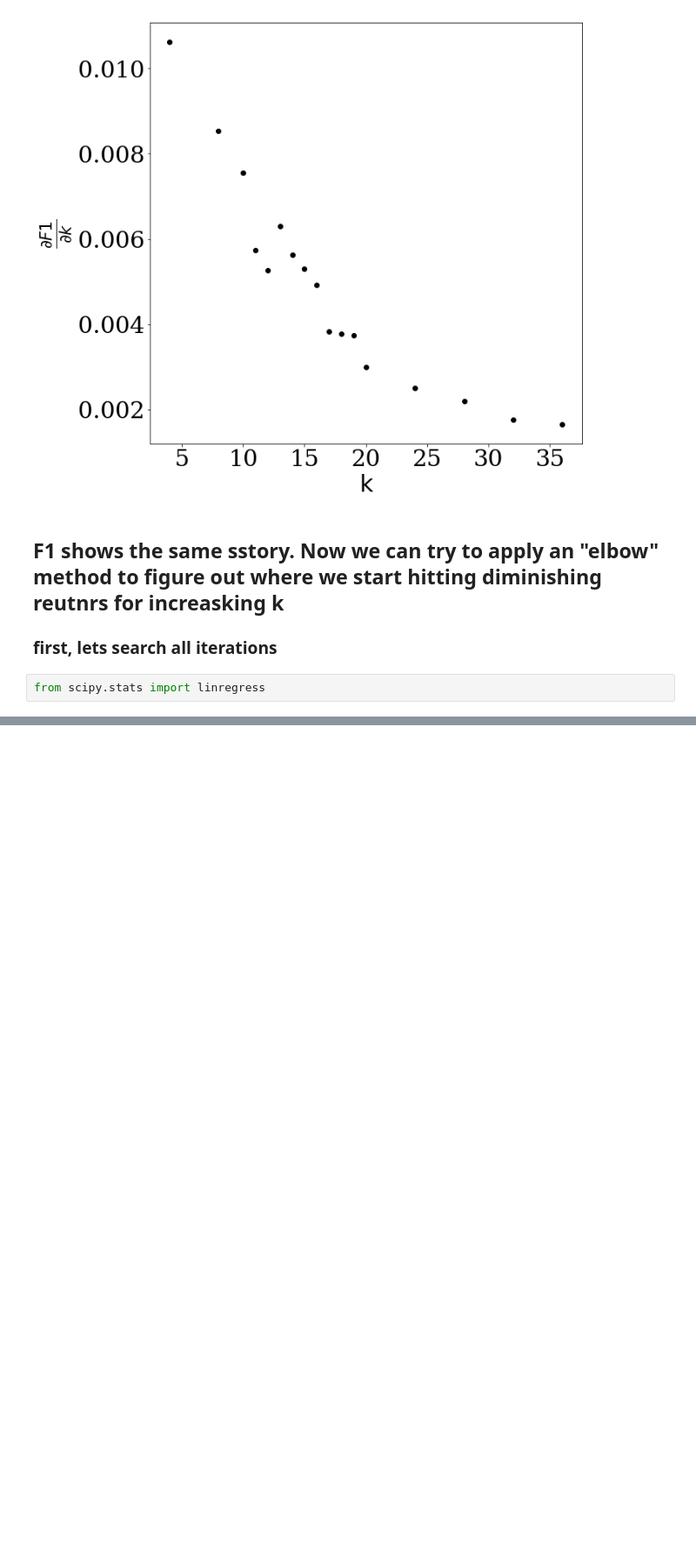
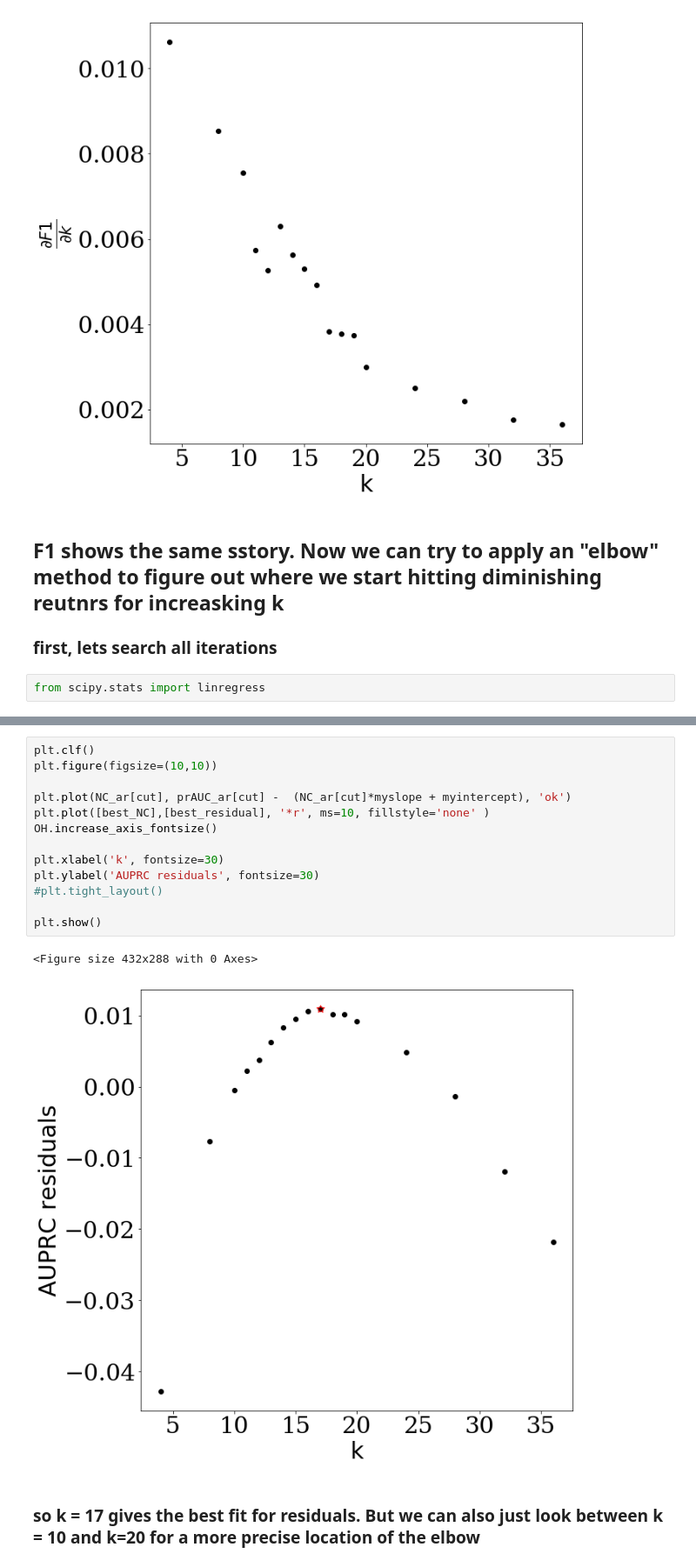
Before and after one commit to Altius/Vocabulary, a Jupyter notebook: notebooks/OONMF how we chose 16 components - unsupervised metrics.ipynb, the cells around one changed output, grey strips where cells are left out. Shown at 87% size. Saved outputs shown, nothing was run; the diff lists cells and outputs as text; blank space fills up the shorter version.

```diff
--- a/notebooks/OONMF how we chose 16 components - unsupervised metrics.ipynb
+++ b/notebooks/OONMF how we chose 16 components - unsupervised metrics.ipynb
@@ -140,0 +169,18 @@ fitcut = (x_fit>=10) * (x_fit<=20)
+# %%
+plt.clf()
+plt.figure(figsize=(10,10))
+
+plt.plot(NC_ar[cut], prAUC_ar[cut] -  (NC_ar[cut]*myslope + myintercept), 'ok')
+plt.plot([best_NC],[best_residual], '*r', ms=10, fillstyle='none' )
+OH.increase_axis_fontsize()
+
+plt.xlabel('k', fontsize=30)
+plt.ylabel('AUPRC residuals', fontsize=30)
+#plt.tight_layout()
+
+plt.show()
+# %% [output]
+<Figure size 432x288 with 0 Axes>
+[figure, added]
+# %% [markdown]
+### so k = 17  gives the best fit for residuals. But we can also just look between k = 10 and k=20 for a more precise location of the elbow
```
Also changed, not shown: parts of 29 cells of this notebook.
